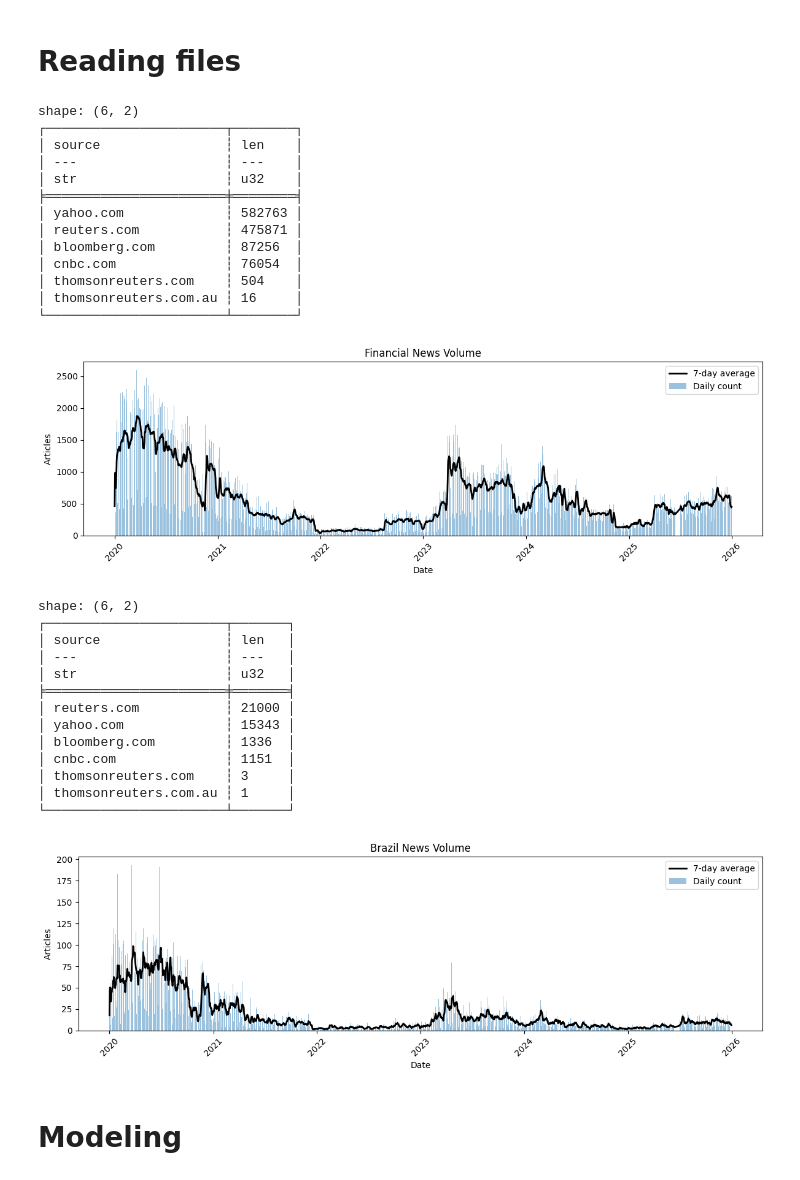
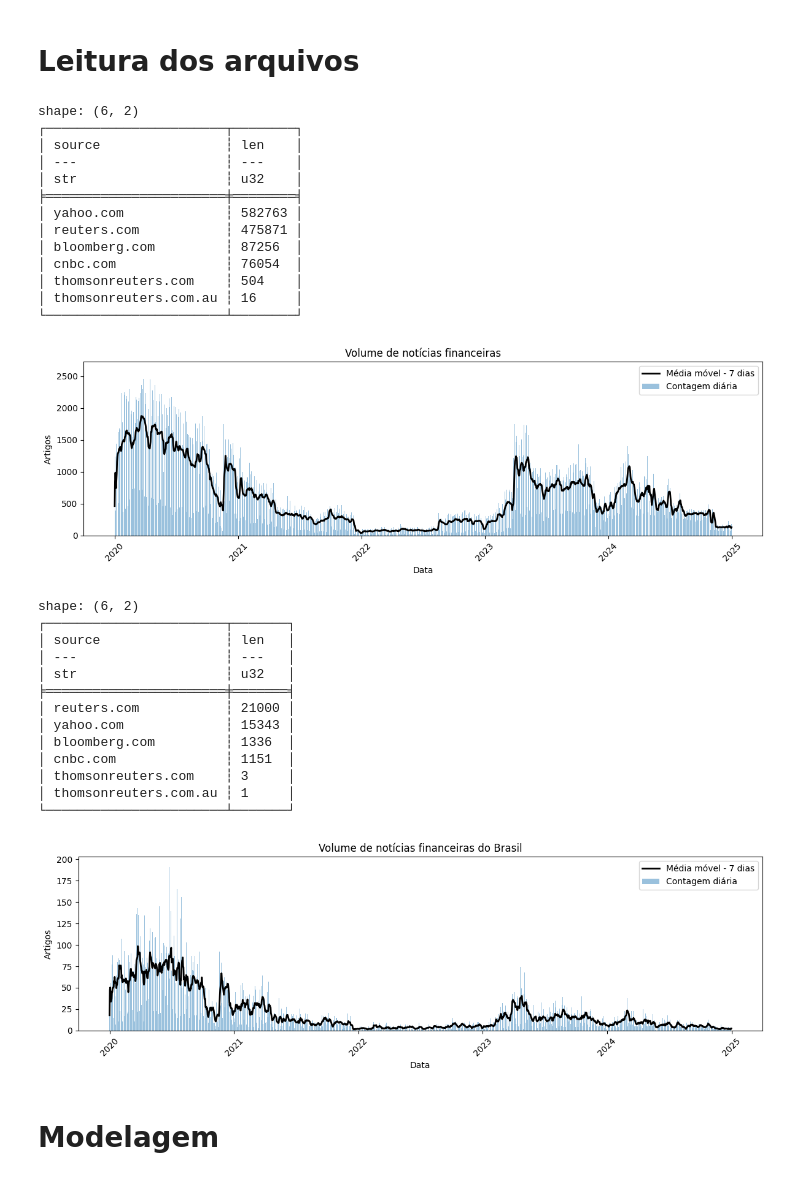
Before and after one commit to Nikolas010101/MBA-TCC, a Jupyter notebook: Market news/analyze_market_news.ipynb, the cells around one changed output. Drawn from its saved outputs; the diff is of its cells as text; code cells hidden in the pictures.

Commit message:
create new tables and translate charts

```diff
--- a/Market news/analyze_market_news.ipynb
+++ b/Market news/analyze_market_news.ipynb
@@ -20,8 +20,8 @@ from sklearn.feature_selection import RFECV
 import warnings
 
 warnings.filterwarnings("ignore", category=UserWarning)
-# %% [markdown]
-# Reading files
+# %% [markdown]
+# Leitura dos arquivos
 # %%
 DAILY_DIRECTORY = Path("daily")
 # %%
@@ -37,40 +37,40 @@ fin_df = (
         )
     )
     .with_columns(pl.col("datetime").dt.date().alias("date"))
 )
 
-daily_counts = fin_df.group_by("date").len().sort("date")
+daily_counts = fin_df.filter(pl.col("datetime").dt.year() <= 2024).group_by("date").len().sort("date")
 result = daily_counts.collect(engine="streaming")
 result_pd = result.to_pandas()
 result_pd["rolling_7d"] = result_pd["len"].rolling(7, min_periods=1).mean()
 
 print(fin_df.group_by("source").len().sort(by="len", descending=True).collect(engine="streaming"))
 
 plt.figure(figsize=(12, 4))
-plt.bar(result_pd["date"], result_pd["len"], label="Daily count", alpha=0.45)
-plt.plot(result_pd["date"], result_pd["rolling_7d"], color="black", linewidth=2, label="7-day average")
-plt.title("Financial News Volume")
+plt.bar(result_pd["date"], result_pd["len"], label="Contagem diária", alpha=0.45)
+plt.plot(result_pd["date"], result_pd["rolling_7d"], color="black", linewidth=2, label="Média móvel - 7 dias")
+plt.title("Volume de notícias financeiras")
 plt.xticks(rotation=45)
-plt.xlabel("Date")
-plt.ylabel("Articles")
+plt.xlabel("Data")
+plt.ylabel("Artigos")
 plt.legend()
 plt.tight_layout()
 plt.show()
 # %% [output]
 shape: (6, 2)
 ┌───────────────────────┬────────┐
 │ source                ┆ len    │
 │ ---                   ┆ ---    │
 │ str                   ┆ u32    │
 ╞═══════════════════════╪════════╡
 │ yahoo.com             ┆ 582763 │
 │ reuters.com           ┆ 475871 │
 │ bloomberg.com         ┆ 87256  │
 │ cnbc.com              ┆ 76054  │
 │ thomsonreuters.com    ┆ 504    │
 │ thomsonreuters.com.au ┆ 16     │
 └───────────────────────┴────────┘
-[figure, old version]
+[figure, new version]
 # %%
 FILTERED_BRAZIL_PATH = Path("brazil_news")
 FILTERED_BRAZIL_PATH.mkdir(exist_ok=True)
@@ -94,6 +94,7 @@ brazil_news = pl.read_parquet(FILTERED_BRAZIL_PATH / "brazil.parquet")
 
 brazil_counts = (
     brazil_news
+    .filter(pl.col("datetime").dt.year() <= 2024)
     .with_columns(pl.col("datetime").dt.date().alias("date"))
     .group_by("date")
     .len()
@@ -106,12 +107,12 @@ brazil_counts_pd["rolling_7d"] = brazil_counts_pd["len"].rolling(7, min_periods=
 print(brazil_news.group_by("source").len().sort(by="len", descending=True))
 
 plt.figure(figsize=(12, 4))
-plt.bar(brazil_counts_pd["date"], brazil_counts_pd["len"], label="Daily count", alpha=0.45)
-plt.plot(brazil_counts_pd["date"], brazil_counts_pd["rolling_7d"], color="black", linewidth=2, label="7-day average")
-plt.title("Brazil News Volume")
+plt.bar(brazil_counts_pd["date"], brazil_counts_pd["len"], label="Contagem diária", alpha=0.45)
+plt.plot(brazil_counts_pd["date"], brazil_counts_pd["rolling_7d"], color="black", linewidth=2, label="Média móvel - 7 dias")
+plt.title("Volume de notícias financeiras do Brasil")
 plt.xticks(rotation=45)
-plt.xlabel("Date")
-plt.ylabel("Articles")
+plt.xlabel("Data")
+plt.ylabel("Artigos")
 plt.legend()
 plt.tight_layout()
 plt.show()
@@ -129,6 +130,6 @@ shape: (6, 2)
 │ thomsonreuters.com    ┆ 3     │
 │ thomsonreuters.com.au ┆ 1     │
 └───────────────────────┴───────┘
-[figure, old version]
+[figure, new version]
 # %% [markdown]
-# Modeling
+# Modelagem
```
Also changed, not shown: parts of 65 cells of this notebook.
